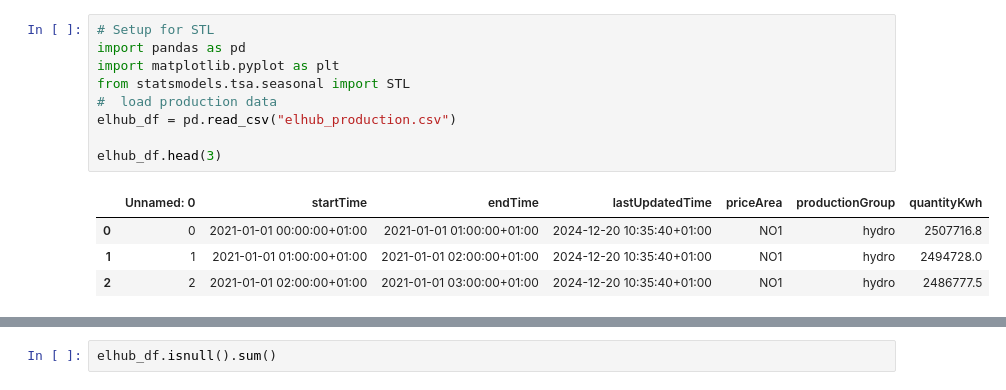
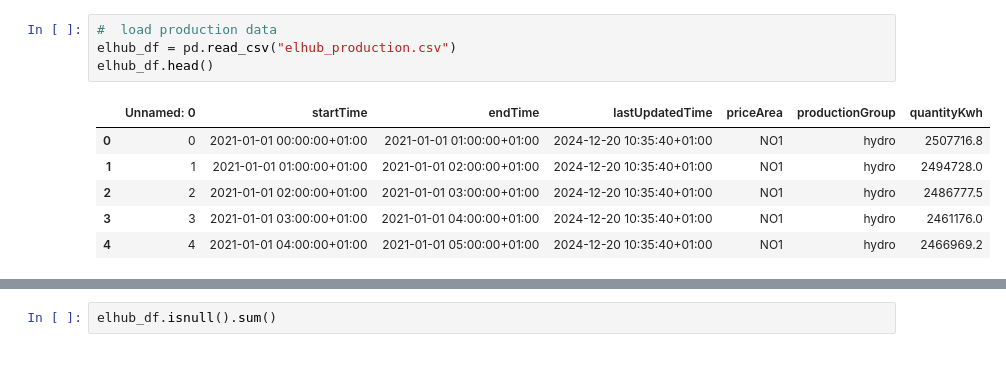
Before and after one commit to MajedAlmnety/IND320-Project-Part1, a Jupyter notebook: notebook/project_work_part3.ipynb, the cells around one changed output, grey strips where cells are left out. Cells and saved outputs as stored; diff of their text form; blank space fills up the shorter version.

```diff
--- a/notebook/project_work_part3.ipynb
+++ b/notebook/project_work_part3.ipynb
@@ -467,14 +349,11 @@ Where:
 # %%
-# Setup for STL
-import pandas as pd
-import matplotlib.pyplot as plt
-from statsmodels.tsa.seasonal import STL
 #  load production data
 elhub_df = pd.read_csv("elhub_production.csv")
-
-elhub_df.head(3)
+elhub_df.head()
 # %% [output]
 |  | Unnamed: 0 | startTime | endTime | lastUpdatedTime | priceArea | productionGroup | quantityKwh |
 | 0 | 0 | 2021-01-01 00:00:00+01:00 | 2021-01-01 01:00:00+01:00 | 2024-12-20 10:35:40+01:00 | NO1 | hydro | 2507716.8 |
 | 1 | 1 | 2021-01-01 01:00:00+01:00 | 2021-01-01 02:00:00+01:00 | 2024-12-20 10:35:40+01:00 | NO1 | hydro | 2494728.0 |
 | 2 | 2 | 2021-01-01 02:00:00+01:00 | 2021-01-01 03:00:00+01:00 | 2024-12-20 10:35:40+01:00 | NO1 | hydro | 2486777.5 |
+| 3 | 3 | 2021-01-01 03:00:00+01:00 | 2021-01-01 04:00:00+01:00 | 2024-12-20 10:35:40+01:00 | NO1 | hydro | 2461176.0 |
+| 4 | 4 | 2021-01-01 04:00:00+01:00 | 2021-01-01 05:00:00+01:00 | 2024-12-20 10:35:40+01:00 | NO1 | hydro | 2466969.2 |
```
Also changed, not shown: parts of 45 cells of this notebook, 13 other files.
